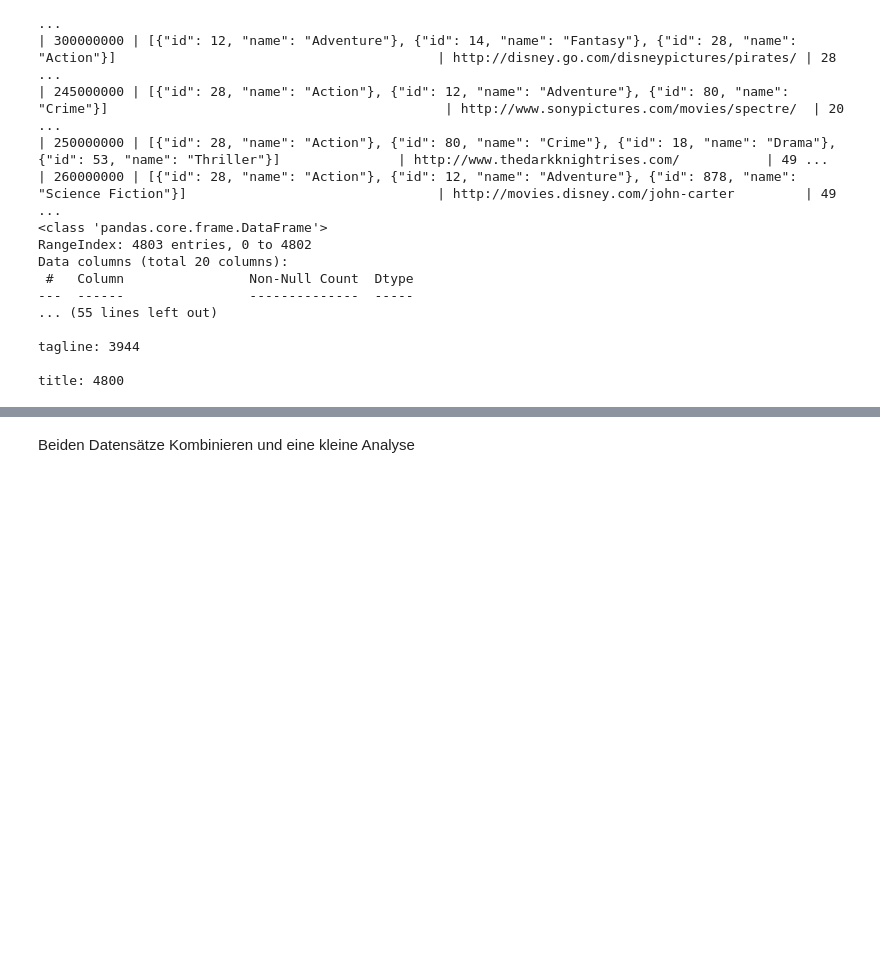
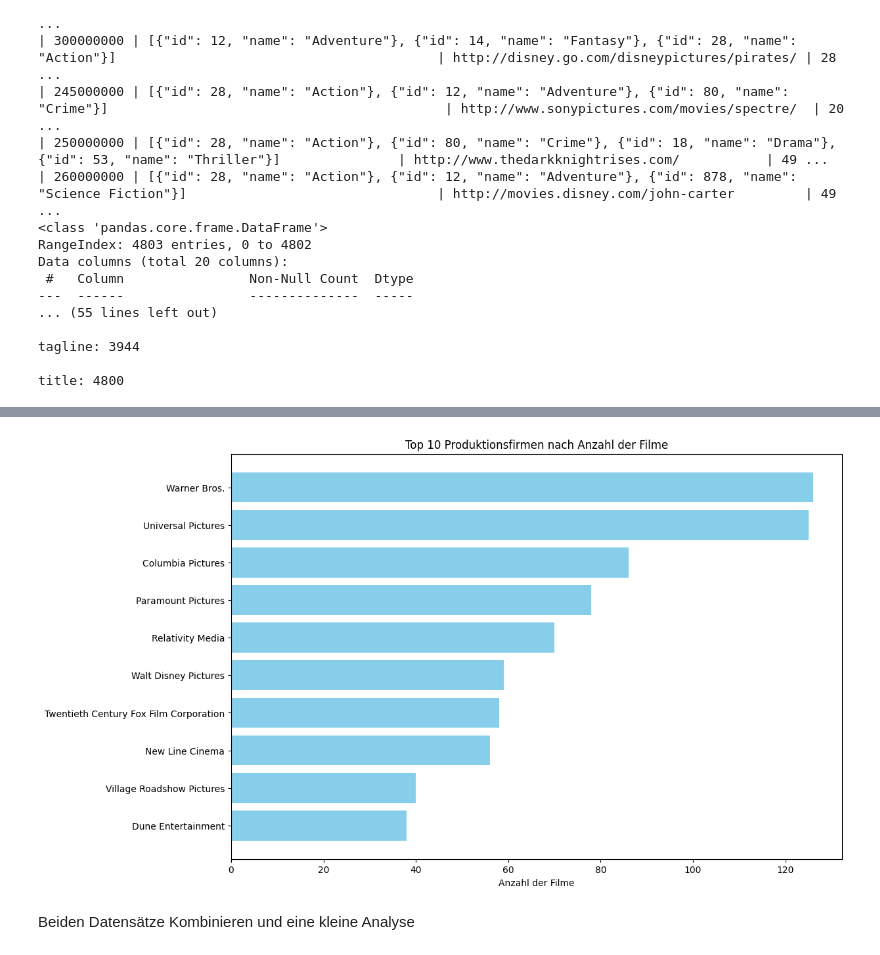
Before and after one commit to ZekeHerbert/IMBD-Projekt, a Jupyter notebook: ProjektIMDB.ipynb, the cells around one changed output, grey strips where cells are left out. Saved outputs shown, nothing was run; the diff lists cells and outputs as text; code cells hidden in the pictures; blank space fills up the shorter version.

```diff
--- a/ProjektIMDB.ipynb
+++ b/ProjektIMDB.ipynb
@@ -247,3 +171,30 @@ See the caveats in the documentation: https://pandas.pydata.org/pandas-docs/stab
+# %%
+# Produktionsfirmen extrahieren und zählen
+production_counts = Counter()
+
+# Durchlaufen der Zeilen und Produktionsfirmen zählen
+for companies in df['production_companies'].dropna():
+    try:
+        # Umwandlung des Strings in eine Liste von Dictionaries
+        companies_list = ast.literal_eval(companies)
+        for company in companies_list:
+            production_counts[company['name']] += 1
+    except (ValueError, SyntaxError, TypeError):
+        continue
+
+# Top-10-Produktionsfirmen extrahieren
+top_10_productions = production_counts.most_common(10)
+top_10_names, top_10_counts = zip(*top_10_productions)
+
+# Balkendiagramm erstellen
+plt.figure(figsize=(12, 8))
+plt.barh(top_10_names, top_10_counts, color='skyblue')
+plt.xlabel('Anzahl der Filme')
+plt.title('Top 10 Produktionsfirmen nach Anzahl der Filme')
+plt.gca().invert_yaxis()  # Invertiere die y-Achse für absteigende Reihenfolge
+plt.show()
+# %% [output]
+[figure, added]
 # %% [markdown]
 Beiden Datensätze Kombinieren und eine kleine Analyse
 # %%
```
Also changed, not shown: parts of 5 cells of this notebook.
